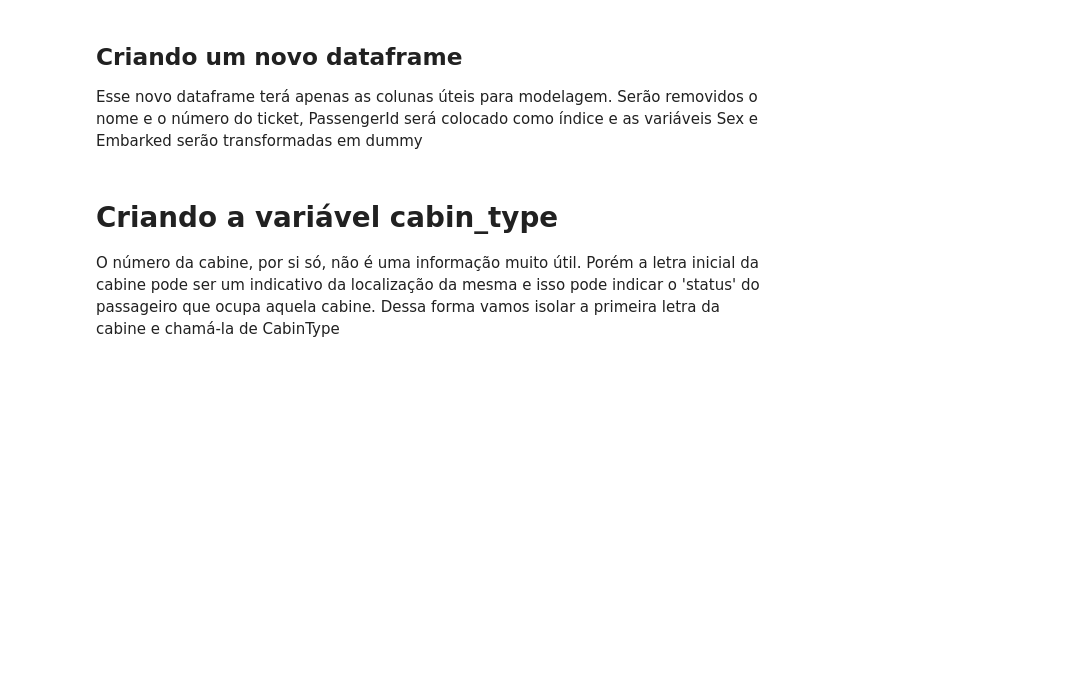
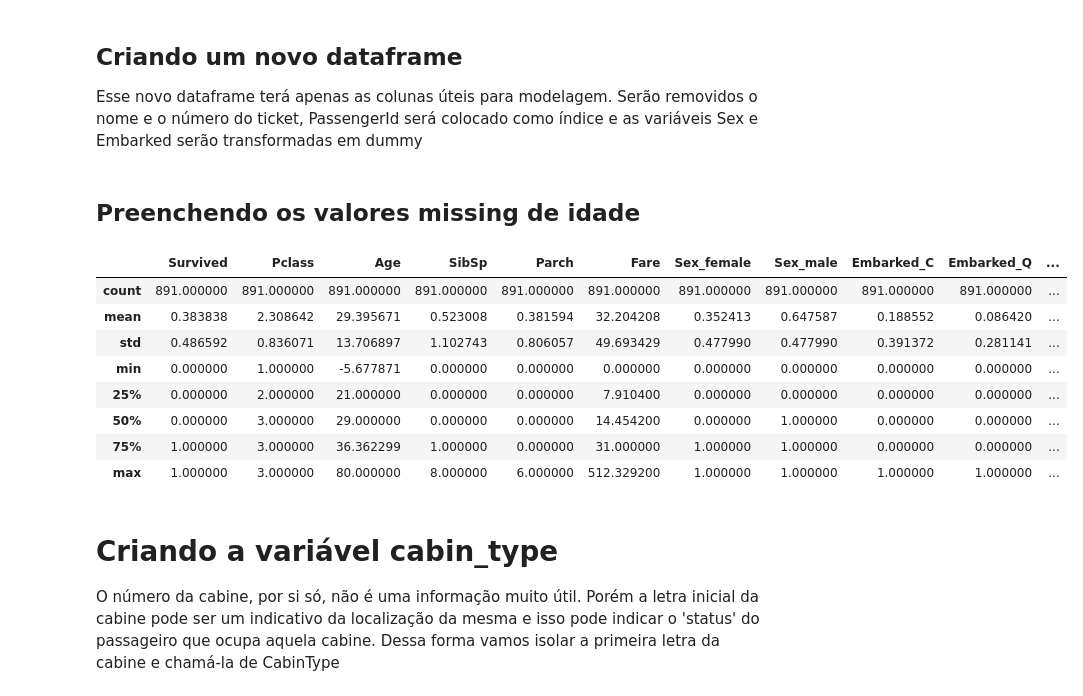
Before and after one commit to arthur-gouveia/grupo-de-estudos, a Jupyter notebook: titanic/titanic.ipynb, the cells around one changed output. Drawn from its saved outputs; the diff is of its cells as text; code cells hidden in the pictures; blank space fills up the shorter version.

```diff
--- a/titanic/titanic.ipynb
+++ b/titanic/titanic.ipynb
@@ -41,6 +53,33 @@ train.set_index('PassengerId', inplace=True)  # Define PassengerId como novo ín
 dummies = pd.get_dummies(train.loc[:, ['Sex', 'Embarked']])  # transforma Sex e Embarked em variáveis dummy
 train = pd.concat([train, dummies], axis=1)  # Concatena train e dummies
 train.drop(['Sex', 'Embarked', 'Name', 'Ticket'], axis=1, inplace=True)  # Remove colunas inúteis
+# %% [markdown]
+## Preenchendo os valores missing de idade
+# %%
+X = train.loc[train.Age.notnull(), :].copy()
+Y = X.Age
+X.drop(['Cabin', 'Age'], axis=1, inplace=True)
+
+linreg = LinearRegression()
+linreg.fit(X, Y)
+
+
+X2 = train.loc[train.Age.isnull(),:].copy()
+X2.drop(['Cabin', 'Age'], axis=1, inplace=True)
+s = pd.Series(linreg.predict(X2))
+s.index = train.Age[train.Age.isnull()].index
+train.Age.fillna(value=s, inplace=True)
+train.describe()
+# %% [output]
+|  | Survived | Pclass | Age | SibSp | Parch | Fare | Sex_female | Sex_male | Embarked_C | Embarked_Q | ... |
+| count | 891.000000 | 891.000000 | 891.000000 | 891.000000 | 891.000000 | 891.000000 | 891.000000 | 891.000000 | 891.000000 | 891.000000 | ... |
+| mean | 0.383838 | 2.308642 | 29.395671 | 0.523008 | 0.381594 | 32.204208 | 0.352413 | 0.647587 | 0.188552 | 0.086420 | ... |
+| std | 0.486592 | 0.836071 | 13.706897 | 1.102743 | 0.806057 | 49.693429 | 0.477990 | 0.477990 | 0.391372 | 0.281141 | ... |
+| min | 0.000000 | 1.000000 | -5.677871 | 0.000000 | 0.000000 | 0.000000 | 0.000000 | 0.000000 | 0.000000 | 0.000000 | ... |
+| 25% | 0.000000 | 2.000000 | 21.000000 | 0.000000 | 0.000000 | 7.910400 | 0.000000 | 0.000000 | 0.000000 | 0.000000 | ... |
+| 50% | 0.000000 | 3.000000 | 29.000000 | 0.000000 | 0.000000 | 14.454200 | 0.000000 | 1.000000 | 0.000000 | 0.000000 | ... |
+| 75% | 1.000000 | 3.000000 | 36.362299 | 1.000000 | 0.000000 | 31.000000 | 1.000000 | 1.000000 | 0.000000 | 0.000000 | ... |
+| max | 1.000000 | 3.000000 | 80.000000 | 8.000000 | 6.000000 | 512.329200 | 1.000000 | 1.000000 | 1.000000 | 1.000000 | ... |
 # %% [markdown]
 # Criando a variável cabin_type
 O número da cabine, por si só, não é uma informação muito útil. Porém a letra inicial da cabine pode ser um indicativo da localização da mesma e isso pode indicar o 'status' do passageiro que ocupa aquela cabine. Dessa forma vamos isolar a primeira letra da cabine e chamá-la de CabinType
```
Also changed, not shown: parts of 5 cells of this notebook, 1 other file.
